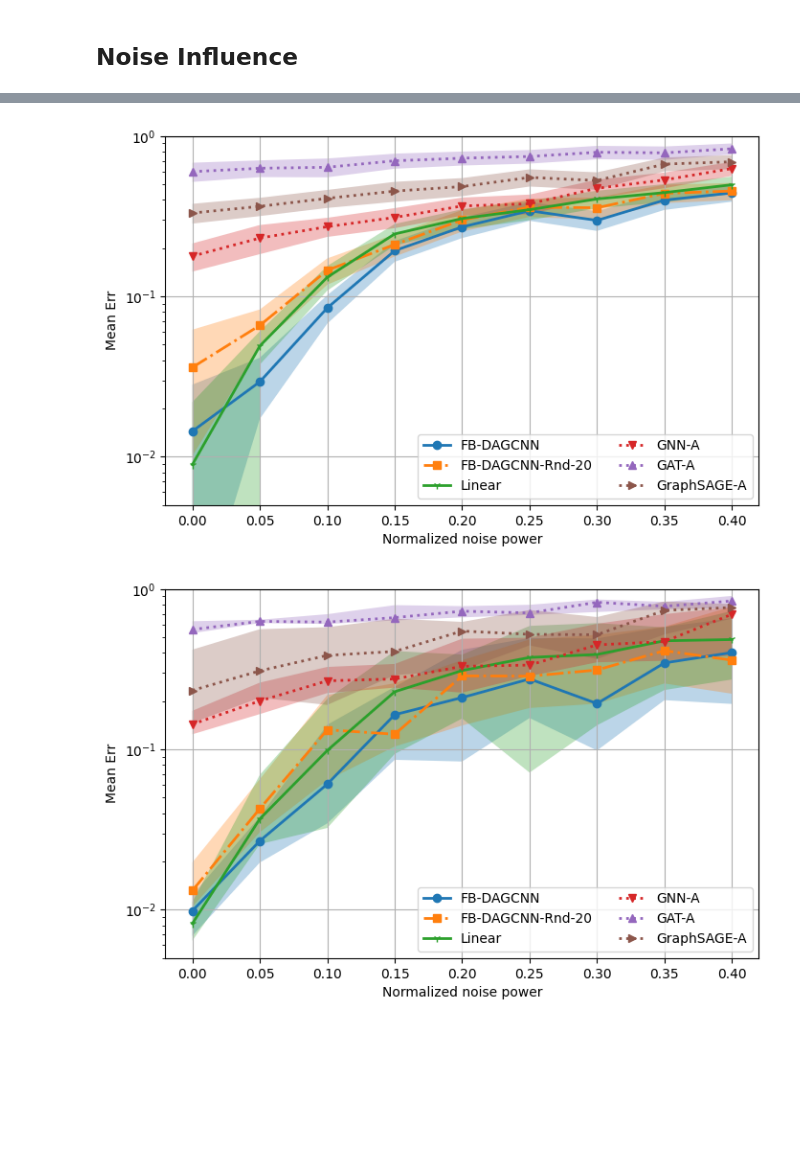
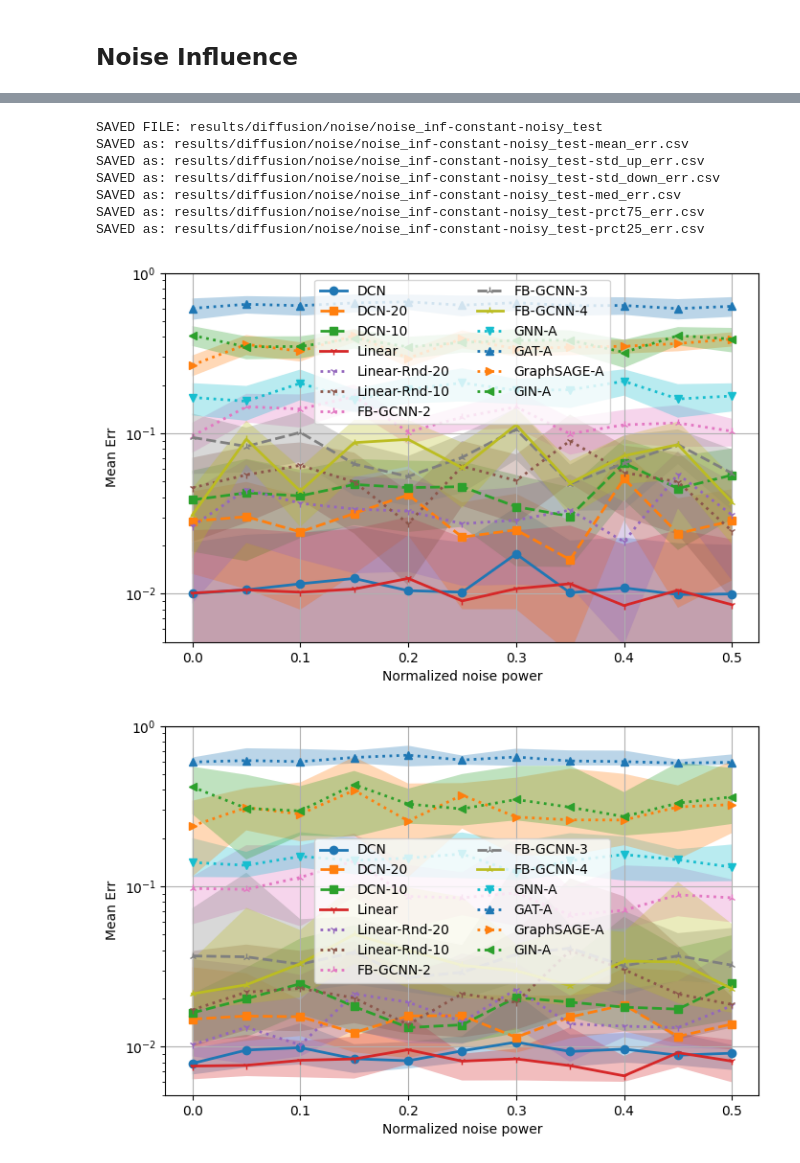
Before and after one commit to reysam93/dag_conv_nn, a Jupyter notebook: diffusion_learning.ipynb, the cells around one changed output, grey strips where cells are left out. Cells and saved outputs as stored; diff of their text form; code cells hidden in the pictures; blank space fills up the shorter version.

```diff
--- a/diffusion_learning.ipynb
+++ b/diffusion_learning.ipynb
@@ -730,7 +814,7 @@ SAVED FILE: results/diffusion/density_inf-constant
 ### Varying the size of the graph
 # %%
 def influence_graph_size(d_dat_p, d_arc_p, d_mod_p, N_nodes, exps, sel_GSOs='last', incr_GSOs=True,
-                         inc_srcs=False, noisy_test=True):
+                         inc_srcs=False, noisy_test=False):
     err = np.zeros((d_dat_p['n_tries'], len(N_nodes), len(exps)))
     std = np.zeros((d_dat_p['n_tries'], len(N_nodes), len(exps)))
     times = np.zeros((d_dat_p['n_tries'], len(N_nodes), len(exps)))
@@ -756,7 +840,7 @@ def influence_graph_size(d_dat_p, d_arc_p, d_mod_p, N_nodes, exps, sel_GSOs='las
                 data_params_aux['min_GSO'] = int(n_nodes/2)
 
             available_nodes = data_params_aux['max_GSO'] - data_params_aux['min_GSO']
-            if incr_GSOs # and available_nodes > d_dat_p['n_GSOs']:
+            if incr_GSOs: # and available_nodes > d_dat_p['n_GSOs']:
                 data_params_aux['n_GSOs'] = int(available_nodes/2)  # max(int(available_nodes/2), d_dat_p['n_GSOs'])
             else:
                 data_params_aux['n_GSOs'] = min(d_dat_p['n_GSOs'], available_nodes)
@@ -775,7 +859,7 @@ def influence_graph_size(d_dat_p, d_arc_p, d_mod_p, N_nodes, exps, sel_GSOs='las
 
     return err, std, times
 # %%
-N_nodes = np.logspace(np.log10(25), np.log10(400), 7, dtype=int)  #[25, 50, 100, 200, 400]
+N_nodes = [25, 50, 100, 300] # np.logspace(np.log10(25), np.log10(400), 7, dtype=int)
 
 Exps = [
     {'arc_p': {'arch': FB_DAGConv, 'GSO': 'GSOs'}, 'leg': 'DCN', 'fmt': 'o-'},
@@ -985,7 +969,7 @@ SAVED as: results/diffusion/graph_size_noisy_test/n_nodes_inf-constant-noisy_tes
 # %% [markdown]
 ## Noise Influence
 # %%
-def influence_noise(d_dat_p, d_arc_p, d_mod_p, Noise_values, exps, noisy_test=False):
+def influence_noise(d_dat_p, d_arc_p, d_mod_p, Noise_values, exps, noise_keys=['n_p_y'], noisy_test=False):
     err = np.zeros((d_dat_p['n_tries'], len(Noise_values), len(exps)))
     std = np.zeros((d_dat_p['n_tries'], len(Noise_values), len(exps)))
     times = np.zeros((d_dat_p['n_tries'], len(Noise_values), len(exps)))
@@ -996,10 +980,10 @@ def influence_noise(d_dat_p, d_arc_p, d_mod_p, Noise_values, exps, noisy_test=Fa
 
         for j, noise in enumerate(Noise_values):
             data_params_aux = dict(d_dat_p)
-            data_params_aux['n_p'] = noise
+            for key in noise_keys:
+                data_params_aux[key] = noise
 
             Adj, W, GSOs, Psi = utils.get_graph_data(data_params_aux, get_Psi=True)
-
             err[i,j], std[i,j], times[i,j] = run_exps(exps, d_arc_p, d_mod_p, data_params_aux, GSOs, W, Adj,
                                                       exp_desc=str(noise), Psi=Psi, noisy_test=noisy_test)
 
@@ -1012,5 +1103,9 @@ def influence_noise(d_dat_p, d_arc_p, d_mod_p, Noise_values, exps, noisy_test=Fa
 # %%
-Noise_values = np.arange(0, .36, .05)
+M = 2000
+data_soruces = dict(data_p)
+data_soruces['max_src_node'] = 50
+
+Noise_values = np.arange(0, .51, .05)
 
 Exps = [
     {'arc_p': {'arch': FB_DAGConv, 'GSO': 'GSOs'}, 'leg': 'DCN', 'fmt': 'o-'},
@@ -1018,8 +1113,6 @@ Exps = [
      'fmt': 's--'},
     {'arc_p': {'arch': FB_DAGConv, 'GSO': 'rnd_GSOs', 'n_gsos': 10}, 'leg': 'DCN-10',
      'fmt': 's--'},
-    # {'arc_p': {'arch': FB_DAGConv, 'GSO': 'rnd_GSOs', 'n_gsos': 5}, 'leg': 'DCN-5',
-    #  'fmt': 's--'},
 
     {'arc_p': {'arch': LinDAGRegModel, 'GSO': 'GSOs'}, 'leg': 'Linear', 'fmt': '1-'},
     {'arc_p': {'arch': LinDAGRegModel, 'GSO': 'rnd_GSOs', 'n_gsos': 20}, 'leg': 'Linear-Rnd-20', 'fmt': '1:'},
@@ -1040,6 +1133,6 @@ Exps = [
 ]
 
 err, std, times = influence_noise(data_p, default_arch_p, default_mod_p, Noise_values, Exps,
-                                  noisy_test=False)
+                                  noisy_test=False, noise_keys=['n_p_y'])
 # %% [output]
 Realization: 0
@@ -1051,38 +1158,42 @@ std_err = std.mean(axis=0)
 med_err = np.median(err, axis=0)
 prctile25_err = np.percentile(err, 25, axis=0)
 prctile75_err = np.percentile(err, 75, axis=0)
 
 if SAVE:
     file_name = PATH + f'noise/noise_inf-{data_p["src_t"]}-noisy_test'
     print('SAVED FILE:', file_name)
 
     # Save csv files for pgfplot
     file_name_data = f'{file_name}-mean_err.csv'
     utils.data_to_csv(file_name_data, Exps, Noise_values, mean_err)
     file_name_data = f'{file_name}-std_up_err.csv'
     utils.data_to_csv(file_name_data, Exps, Noise_values, mean_err + std_err)
     file_name_data = f'{file_name}-std_down_err.csv'
     utils.data_to_csv(file_name_data, Exps, Noise_values, mean_err - std_err)
-    file_name_data = f'{file_name}-mean_err.csv'
-    utils.data_to_csv(file_name_data, Exps, Noise_values, mean_err)
-    file_name_data = f'{file_name}-std_err.csv'
-    utils.data_to_csv(file_name_data, Exps, Noise_values, std_err)
+    # file_name_data = f'{file_name}-std_err.csv'
+    # utils.data_to_csv(file_name_data, Exps, Noise_values, std_err)
     file_name_data = f'{file_name}-med_err.csv'
     utils.data_to_csv(file_name_data, Exps, Noise_values, med_err)
     file_name_data = f'{file_name}-prct75_err.csv'
     utils.data_to_csv(file_name_data, Exps, Noise_values, prctile75_err)
     file_name_data = f'{file_name}-prct25_err.csv'
     utils.data_to_csv(file_name_data, Exps, Noise_values, prctile25_err)
 
-
 legend = [exp['leg'] for exp in Exps]
 
-skip = [1,3,5,6, 7, 11, 12]
+skip = [] #[1,3,5,6, 7, 11, 12]
 utils.plot_results(mean_err, Noise_values, Exps, 'Normalized noise power', skip_idx=skip, n_cols=2,
                    ylim_top=1, logy=True, std=std_err, ylim_bottom=5e-3)
 
 utils.plot_results(med_err, Noise_values, Exps, 'Normalized noise power', skip_idx=skip, n_cols=2,
                    ylim_top=1, logy=True, prctile_up=prctile75_err, prctile_low=prctile25_err, ylim_bottom=5e-3)
 # %% [output]
+SAVED FILE: results/diffusion/noise/noise_inf-constant-noisy_test
+SAVED as: results/diffusion/noise/noise_inf-constant-noisy_test-mean_err.csv
+SAVED as: results/diffusion/noise/noise_inf-constant-noisy_test-std_up_err.csv
+SAVED as: results/diffusion/noise/noise_inf-constant-noisy_test-std_down_err.csv
+SAVED as: results/diffusion/noise/noise_inf-constant-noisy_test-med_err.csv
+SAVED as: results/diffusion/noise/noise_inf-constant-noisy_test-prct75_err.csv
+SAVED as: results/diffusion/noise/noise_inf-constant-noisy_test-prct25_err.csv
-[figure, old version]
+[figure, new version]
-[figure, old version]
+[figure, new version]
```
Also changed, not shown: parts of 26 cells of this notebook, 2 other files.
